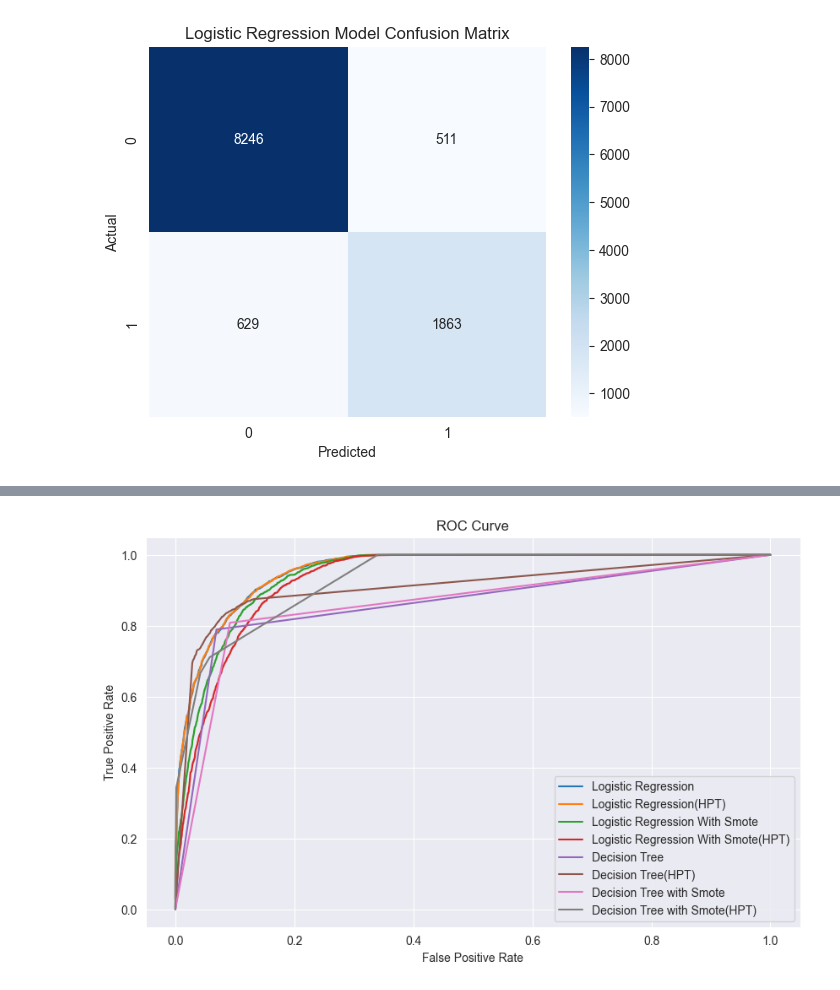
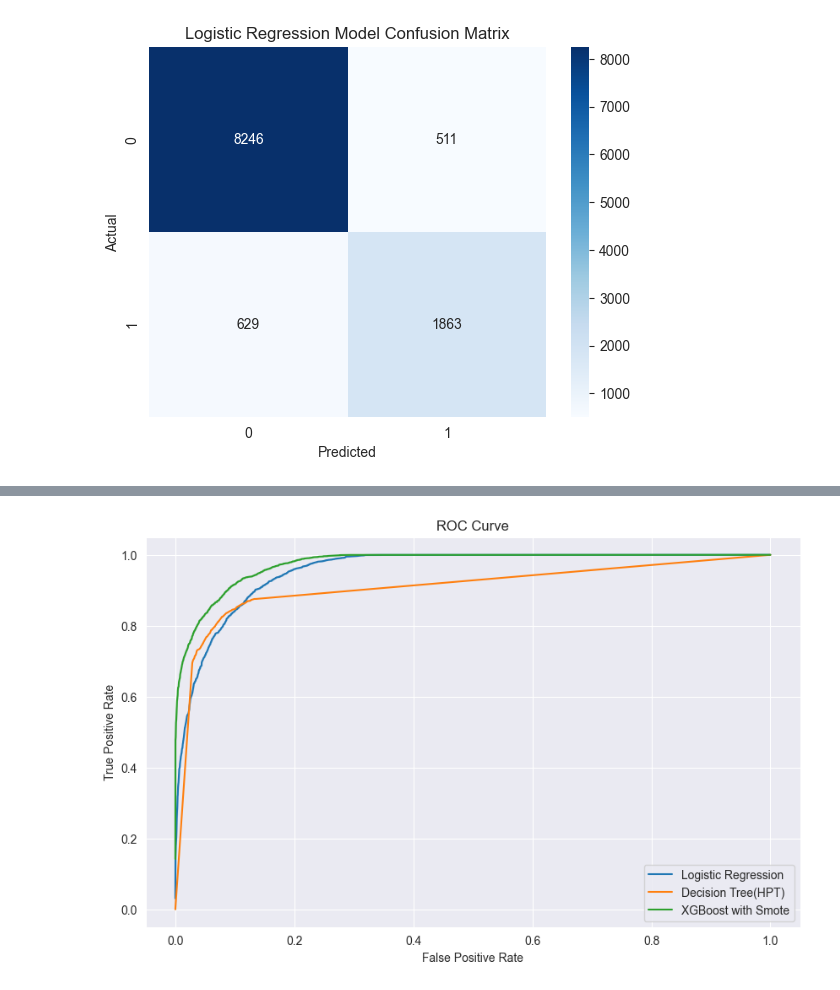
Before and after one commit to Patoh254code/Credit_Risk_Analysis, a Jupyter notebook: index.ipynb, the cells around one changed output, grey strips where cells are left out. Drawn from its saved outputs; the diff is of its cells as text; code cells hidden in the pictures.

```diff
--- a/index.ipynb
+++ b/index.ipynb
@@ -725,26 +568,0 @@ weighted avg       0.88      0.84      0.85     11249
-# %%
-# Normalize
-scaler = MinMaxScaler()
-X_train_scaled = scaler.fit_transform(X_train)
-X_test_scaled = scaler.transform(X_test)
-
-# train the model
-dct_scaled = DecisionTreeClassifier(random_state=42)
-dct_scaled.fit(X_train_scaled, y_train)
-y_pred_dct_scaled = dct_scaled.predict(X_test_scaled)
-
-# Auc score
-scaled_score = dct_scaled.predict_proba(X_test_scaled)[:, 1]
-test_fpr_dct, test_tpr_dct, thresh = roc_curve(y_test, scaled_score)
-scaled_auc_dct = auc(test_fpr_dct, test_tpr_dct)
-
-print(f"AUC score: {scaled_auc_dct}")
-print(classification_report(y_true=y_test, y_pred=y_pred_dct_scaled))
-
-# confusion matrix for the predictions
-cfm = confusion_matrix(y_true=y_test, y_pred=y_pred_dct_scaled)
-sns.heatmap(cfm, fmt='d', annot=True, cmap="Blues")
-plt.title("Decision Tree Model Confusion Matrix")
-plt.ylabel('Actual')
-plt.xlabel('Predicted')
-plt.show()
@@ -781,6 +586,7 @@ dct_scaled_grid = GridSearchCV(estimator=dct_scaled,
                        param_grid=dct_params,
                        scoring='recall',
                        cv=5,
+                       verbose=1,
                        n_jobs=-1)
 
 dct_scaled_grid.fit(X_train_scaled, y_train)
@@ -988,23 +726,24 @@ Evaluation_df
 # %%
 # ROC curve
 plt.figure(figsize=(10,6))
-sns.lineplot(x=test_fpr_lr, y=test_tpr_lr, label='Logistic Regression')
-sns.lineplot(x=test_fpr_lr1, y=test_tpr_lr1, label='Logistic Regression(HPT)')
-sns.lineplot(x=test_fpr_lr_smote, y=test_tpr_lr_smote, label='Logistic Regression With Smote')
-sns.lineplot(x=test_fpr_lr_smote1, y=test_tpr_lr_smote1, label='Logistic Regression With Smote(HPT)')
-sns.lineplot(x=test_fpr_dct, y=test_tpr_dct, label='Decision Tree')
-sns.lineplot(x=test_fpr_dct1, y=test_tpr_dct1, label='Decision Tree(HPT)')
-sns.lineplot(x=test_fpr_dct_smote, y=test_tpr_dct_smote, label='Decision Tree with Smote')
-sns.lineplot(x=test_fpr_dct_smote1, y=test_tpr_dct_smote1, label='Decision Tree with Smote(HPT)')
+sns.lineplot(x=test_fpr_lr,
+             y=test_tpr_lr,
+             label='Logistic Regression')
+sns.lineplot(x=test_fpr_dct1,
+             y=test_tpr_dct1,
+             label='Decision Tree(HPT)')
+sns.lineplot(x=test_fpr_xg_smote,
+             y=test_tpr_xg_smote,
+             label='XGBoost with Smote')
 plt.xlabel('False Positive Rate')
 plt.ylabel('True Positive Rate')
 plt.title('ROC Curve')
 plt.legend()
 
 # save
 plt.savefig("images/roc_curve.png", dpi=300, bbox_inches='tight')
 
 #display
 plt.show()
 # %% [output]
-[figure, old version]
+[figure, new version]
```
Also changed, not shown: parts of 41 cells of this notebook.
